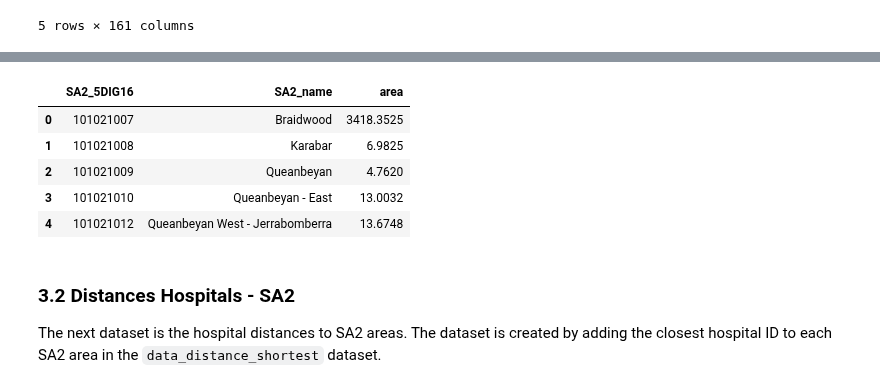
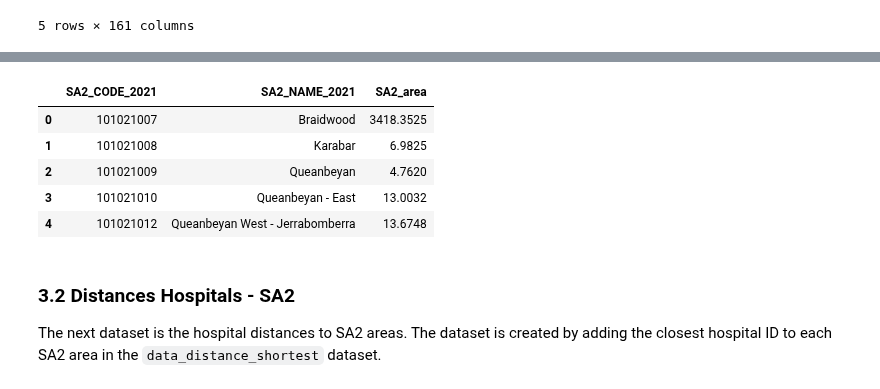
Before and after one commit to NielsvBeuningen/knowledge-engineering, a Jupyter notebook: data/data_processing.ipynb, the cells around one changed output, grey strips where cells are left out. Drawn from its saved outputs; the diff is of its cells as text; code cells hidden in the pictures.

Commit message:
added all steps to data_processing step

```diff
--- a/data/data_processing.ipynb
+++ b/data/data_processing.ipynb
@@ -87,3 +108,41 @@ population_data.head()
 | 3 | 4 | 101021010 | Queanbeyan - East | 13.0032 | https://linked.data.gov.au/datase... | 5093.0 | ... |
 | 4 | 5 | 101021012 | Queanbeyan West - Jerrabomberra | 13.6748 | https://linked.data.gov.au/datase... | 12743.0 | ... |
 5 rows × 161 columns
+# %%
+# ---------------------------------- compute percentages ----------------------------------
+
+# compute percentages ASSUMING THAT THE NAN VALUES ARE EQUAL TO 0, BECAUSE 2021 POPULATION IS EQUAL TO 25.69mil WHICH IS ALMOST EQUAL TO 25.688.079
+tot_people21 = population_data["ERP_P_202021"].sum()
+population_data["ERP_P_202021 (%)"] = [(population_data.loc[i,"ERP_P_202021"]/tot_people21)*100 if not pd.isna(population_data.loc[i,"ERP_P_202021"]) else np.nan for i in range(len(population_data))]
+
+# compute percentages for male population
+totM_people21 = population_data["ERP_M_202021"].sum()
+population_data["ERP_M_202021 (%)"] = [(population_data.loc[i,"ERP_M_202021"]/totM_people21)*100 if not pd.isna(population_data.loc[i,"ERP_M_202021"]) else np.nan for i in range(len(population_data))]
+
+# compute percentages for female population
+totF_people21 = population_data["ERP_F_202021"].sum()
+population_data["ERP_F_202021 (%)"] = [(population_data.loc[i,"ERP_F_202021"]/totF_people21)*100 if not pd.isna(population_data.loc[i,"ERP_F_202021"]) else np.nan for i in range(len(population_data))]
+
+
+
+# ------------------------- add 2016 codes to the population data -------------------------
+
+# create mapping from 2021 to 2016 SA2 code
+dct21to16code = {SA2_redesign.loc[i,"SA2_9DIG21"]:SA2_redesign.loc[i,"SA2_9DIG16"] for i in range(len(SA2_redesign))}|{SA2_splits.loc[i,"SA2_9DIG21"]:SA2_splits.loc[i,"SA2_9DIG16"] for i in range(len(SA2_splits))}
+# append mapping to population data
+population_data["SA2_CODE_2016"] = [dct21to16code[population_data.loc[i,"SA2_CODE_2021"]] if population_data.loc[i,"SA2_CODE_2021"] in dct21to16code.keys() else population_data.loc[i,"SA2_CODE_2021"] for i in range(len(population_data))]
+
+
+# --------------------------------- add 5-digit SA2 code ---------------------------------
+
+population_data["SA2_5DIG16"]=[i[0]+i[-4:] for i in population_data["SA2_CODE_2016"]]
+population_data["SA2_5DIG21"]=[i[0]+i[-4:] for i in population_data["SA2_CODE_2021"]]
+
+
+# restructure data
+population_data = population_data[list(population_data.columns[:2])+["SA2_5DIG21","SA2_CODE_2016","SA2_5DIG16"]+list(population_data.columns[2:6])+["ERP_P_202021 (%)",'ERP_212021', 'ERP_M_202021', 'ERP_M_202021 (%)', 'ERP_F_202021','ERP_F_202021 (%)']+list(population_data.columns[9:])]
+
+# save processed data to csv file
+# population_data.to_csv("processed/PopulationData.csv",index=False)
+
+population_data.head()
@@ -90,26 +157,26 @@ population_data.head()
 # %%
 # Create columns for filtering
 columns = [
     "SA2_CODE_2021",
     "SA2_NAME_2021",
     "AREA_ALBERS_SQKM"
 ]
 
 # Filter the table
 filtered_population_data = population_data[columns]
 
 # Rename columns with mapping
 mapping = {
-    "SA2_CODE_2021": "SA2_5DIG16",
-    "SA2_NAME_2021": "SA2_name",
-    "AREA_ALBERS_SQKM": "area"
+    # "SA2_CODE_2021": "SA2_5DIG16",
+    # "SA2_NAME_2021": "SA2_name",
+    "AREA_ALBERS_SQKM": "SA2_area"
 }
 
 # Rename columns
 SA2PopulationDistribution = filtered_population_data.rename(columns=mapping)
 SA2PopulationDistribution.head()
 # %% [output]
-|  | SA2_5DIG16 | SA2_name | area |
+|  | SA2_CODE_2021 | SA2_NAME_2021 | SA2_area |
 | 0 | 101021007 | Braidwood | 3418.3525 |
 | 1 | 101021008 | Karabar | 6.9825 |
 | 2 | 101021009 | Queanbeyan | 4.7620 |
```
Also changed, not shown: parts of 4 cells of this notebook.
